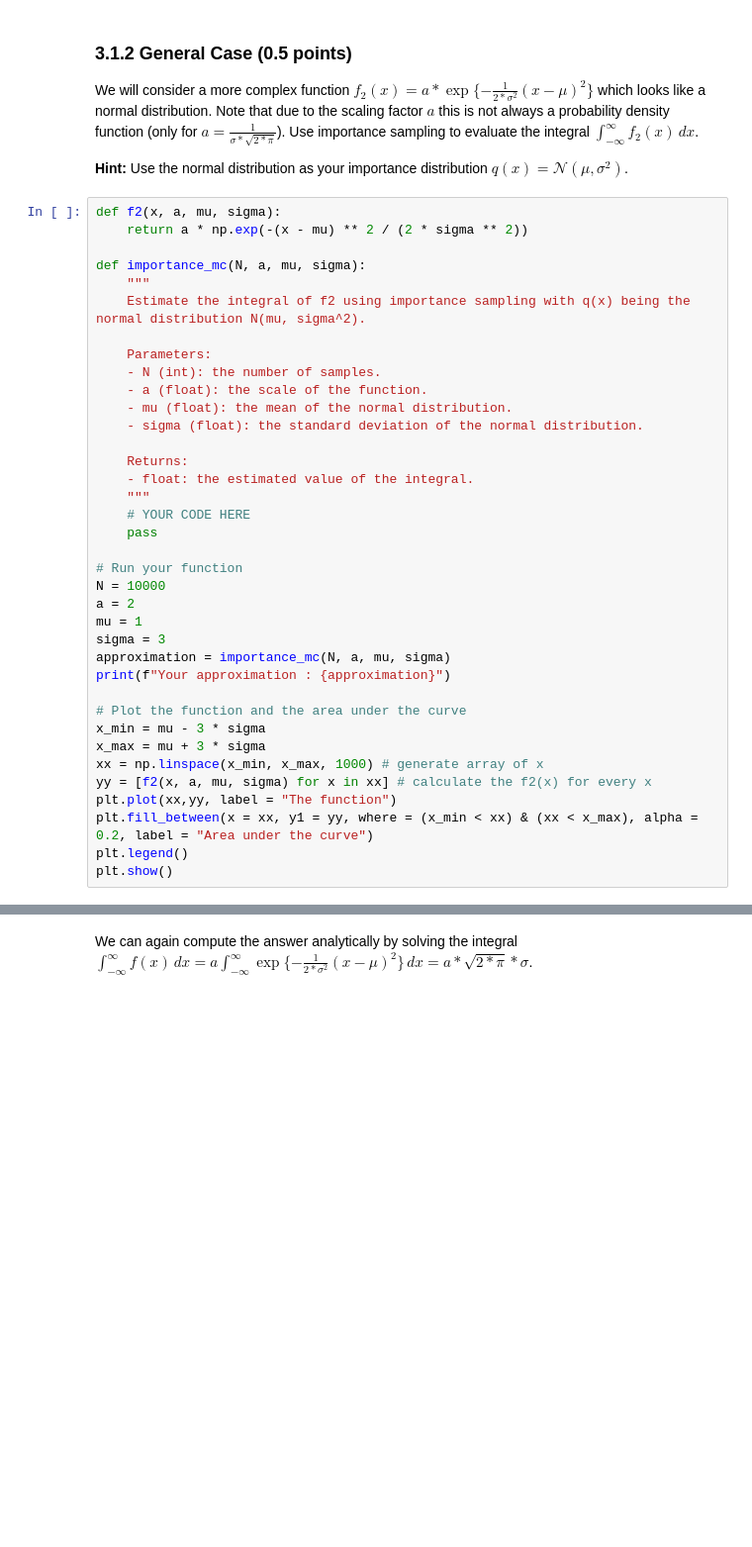
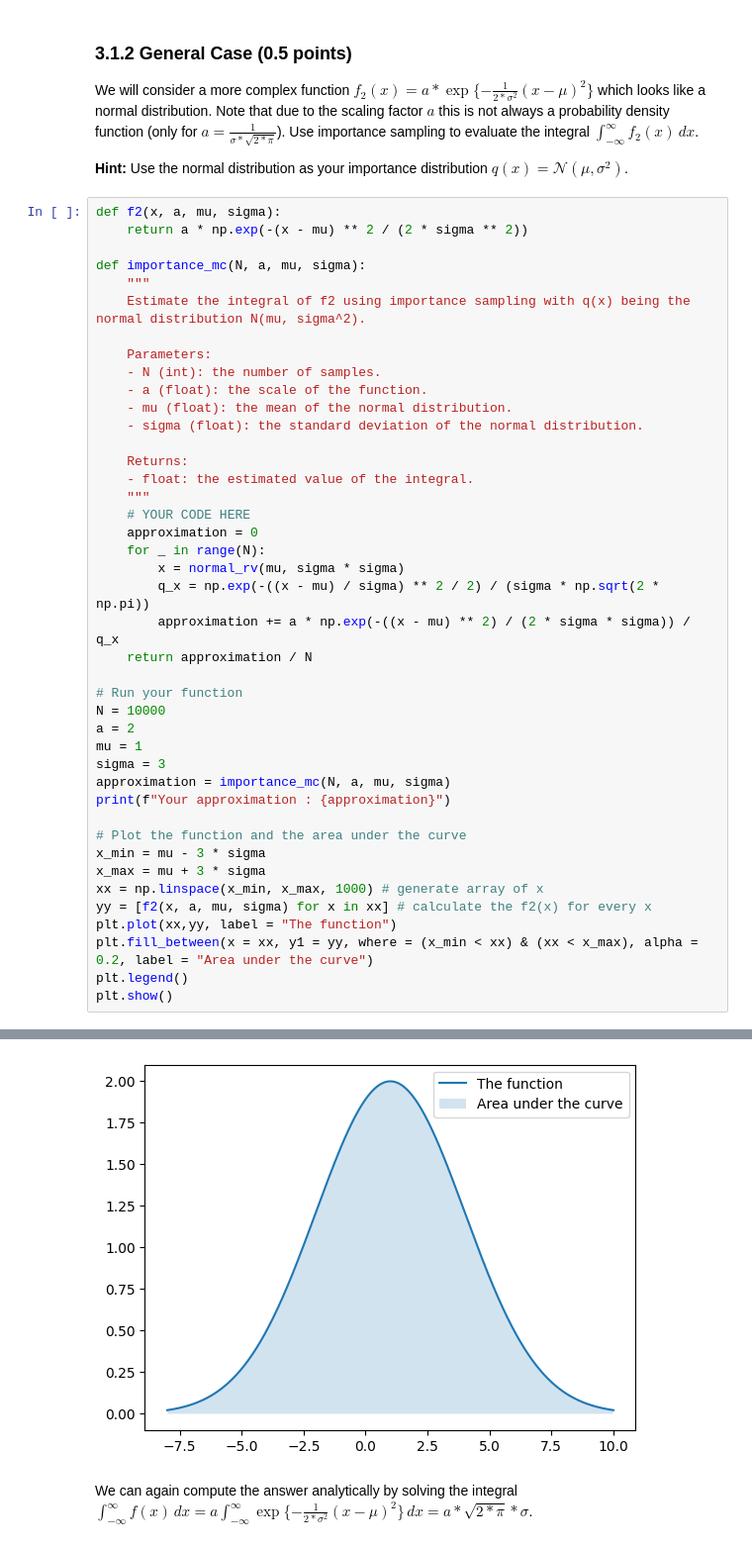
Before and after one commit to Anananas42/NP-hard-assignment2, a Jupyter notebook: Assignment3-Students.ipynb, the cells around one changed output, grey strips where cells are left out. Shown at 99% size. Drawn from its saved outputs; the diff is of its cells as text; blank space fills up the shorter version.

```diff
--- a/Assignment3-Students.ipynb
+++ b/Assignment3-Students.ipynb
@@ -1217,7 +1236,12 @@ def importance_mc(N, a, mu, sigma):
     - float: the estimated value of the integral.
     """
     # YOUR CODE HERE
-    pass
+    approximation = 0
+    for _ in range(N):
+        x = normal_rv(mu, sigma * sigma)
+        q_x = np.exp(-((x - mu) / sigma) ** 2 / 2) / (sigma * np.sqrt(2 * np.pi))
+        approximation += a * np.exp(-((x - mu) ** 2) / (2 * sigma * sigma)) / q_x
+    return approximation / N
 
 # Run your function
 N = 10000
@@ -1236,3 +1260,4 @@ plt.plot(xx,yy, label = "The function")
 plt.fill_between(x = xx, y1 = yy, where = (x_min < xx) & (xx < x_max), alpha = 0.2, label = "Area under the curve")
 plt.legend()
 plt.show()
+# %% [output]
@@ -1239,3 +1265,4 @@ plt.show()
+[figure, added]
 # %% [markdown]
 We can again compute the answer analytically by solving the integral $\int_{-\infty}^{\infty} f(x) \,dx = a \int_{-\infty}^{\infty} \exp \{ -\frac{1}{2 * \sigma ^ 2}(x - \mu)^2 \} \,dx = a * \sqrt{2 * \pi} * \sigma$.
 # %%
```
Also changed, not shown: parts of 24 cells of this notebook.
